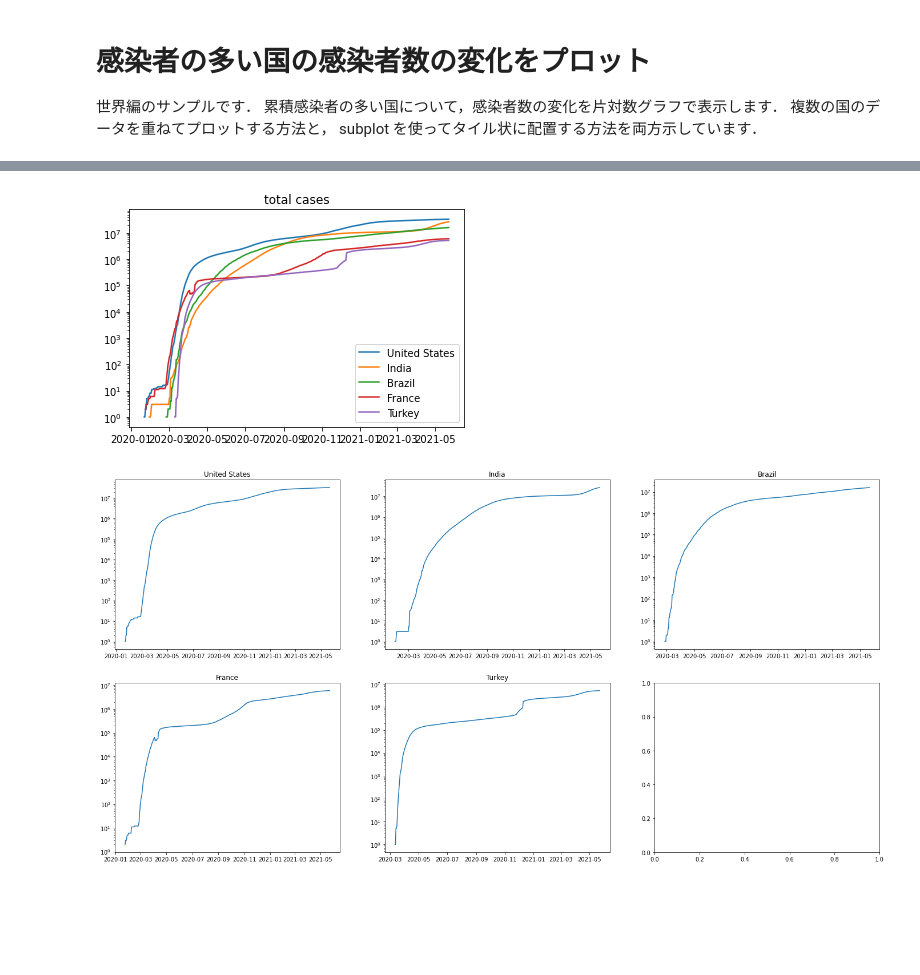
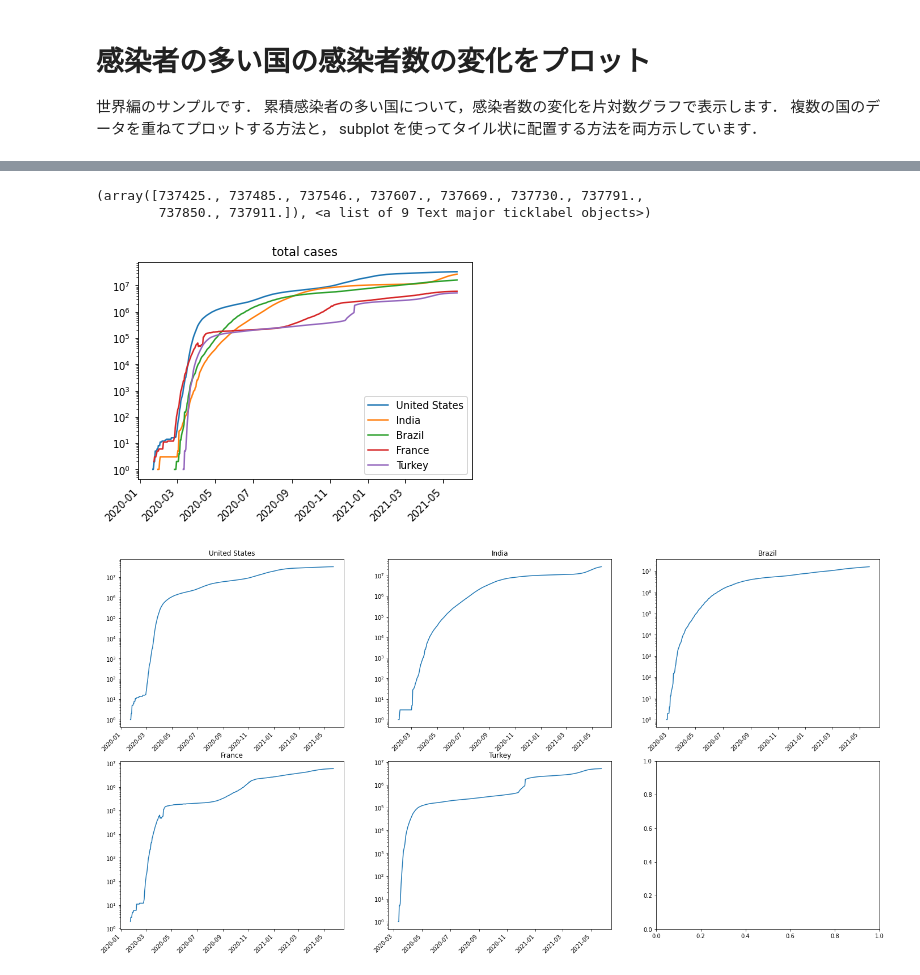
Before and after one commit to nagae/ICL_B_2021, a Jupyter notebook: global_total_case_top.ipynb, the cells around one changed output, grey strips where cells are left out. Cells and saved outputs as stored; diff of their text form; code cells hidden in the pictures; blank space fills up the shorter version.

```diff
--- a/global_total_case_top.ipynb
+++ b/global_total_case_top.ipynb
@@ -38,15 +38,19 @@ global_df # global_df の概観を表示
 # %%
 rank = 5 # 取得範囲を上位5カ国とする
 # 累積感染者数の多い国を取得
 country_set = global_df.groupby("location")["total_cases"].last().sort_values(ascending=False).head(rank).index
 # 一枚のグラフに重ねてプロットする場合
 for country in country_set:
     plt.plot(global_df.loc[country]["total_cases"], label=country) # 累積感染者数をプロット
     plt.yscale('log') # y軸を対数に
 plt.title("total cases") # タイトルを設定
 plt.legend() # 凡例を表示
+plt.xticks(rotation=45, ha="right") # x軸のラベルを45度回転
+plt.show()
 # %% [output]
+(array([737425., 737485., 737546., 737607., 737669., 737730., 737791.,
+        737850., 737911.]), <a list of 9 Text major ticklabel objects>)
-[figure, old version]
+[figure, new version]
 # %%
 # 国別の図をタイル状に配置する場合
 cols = 3 # 列数
@@ -58,5 +62,7 @@ for cid, country in enumerate(country_set):
     ax[r][c].plot(global_df.loc[country]["total_cases"])  # 累積感染者数をプロット
     ax[r][c].set_yscale('log') # y軸を対数に
     ax[r][c].set_title(country) # タイトルを設定
+    plt.setp(ax[r][c].get_xticklabels(), rotation=45, ha="right") # x軸のラベルを45度回転
+plt.show()
 # %% [output]
-[figure, old version]
+[figure, new version]
```
Also changed, not shown: parts of 1 cell of this notebook.
